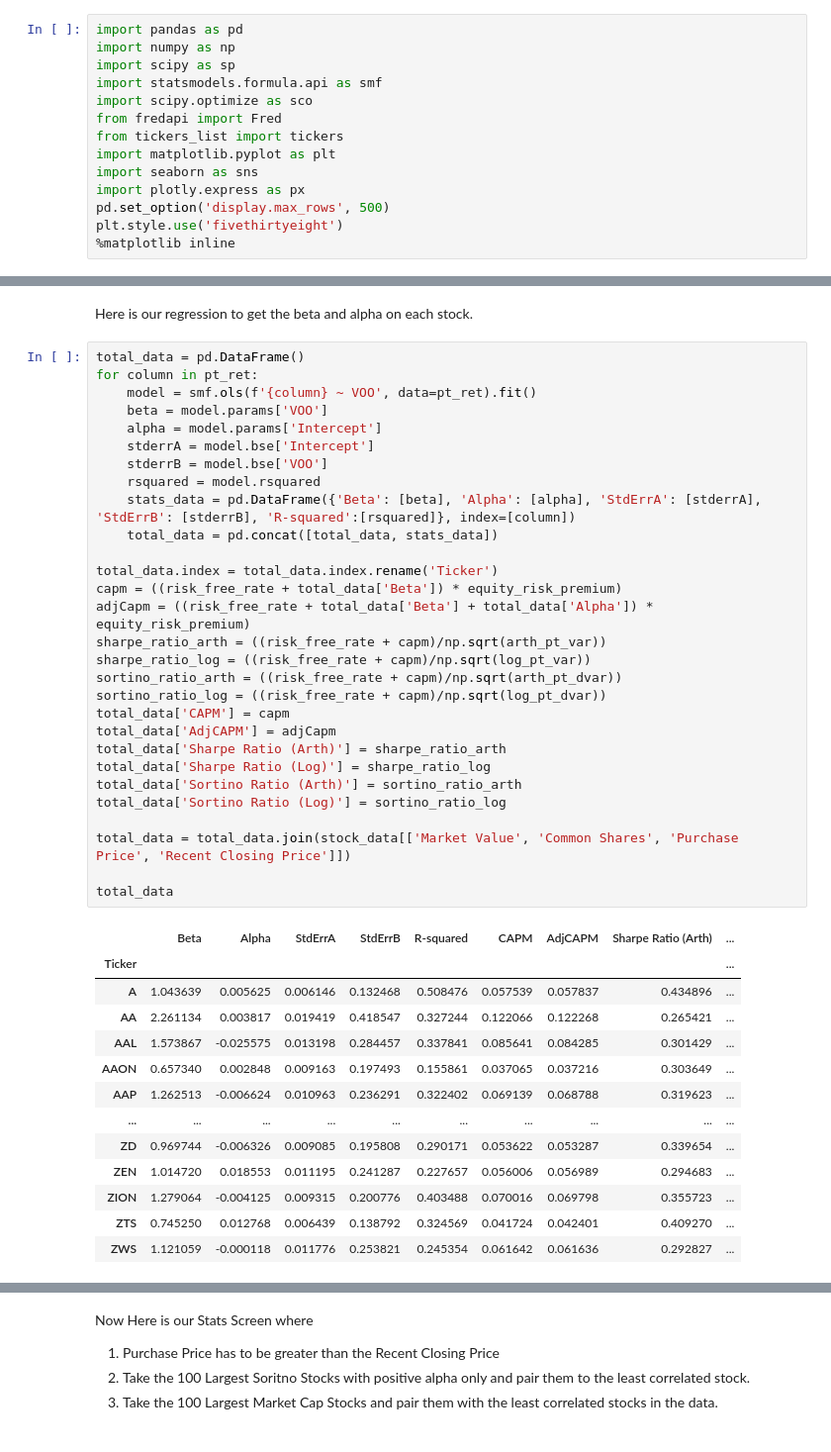
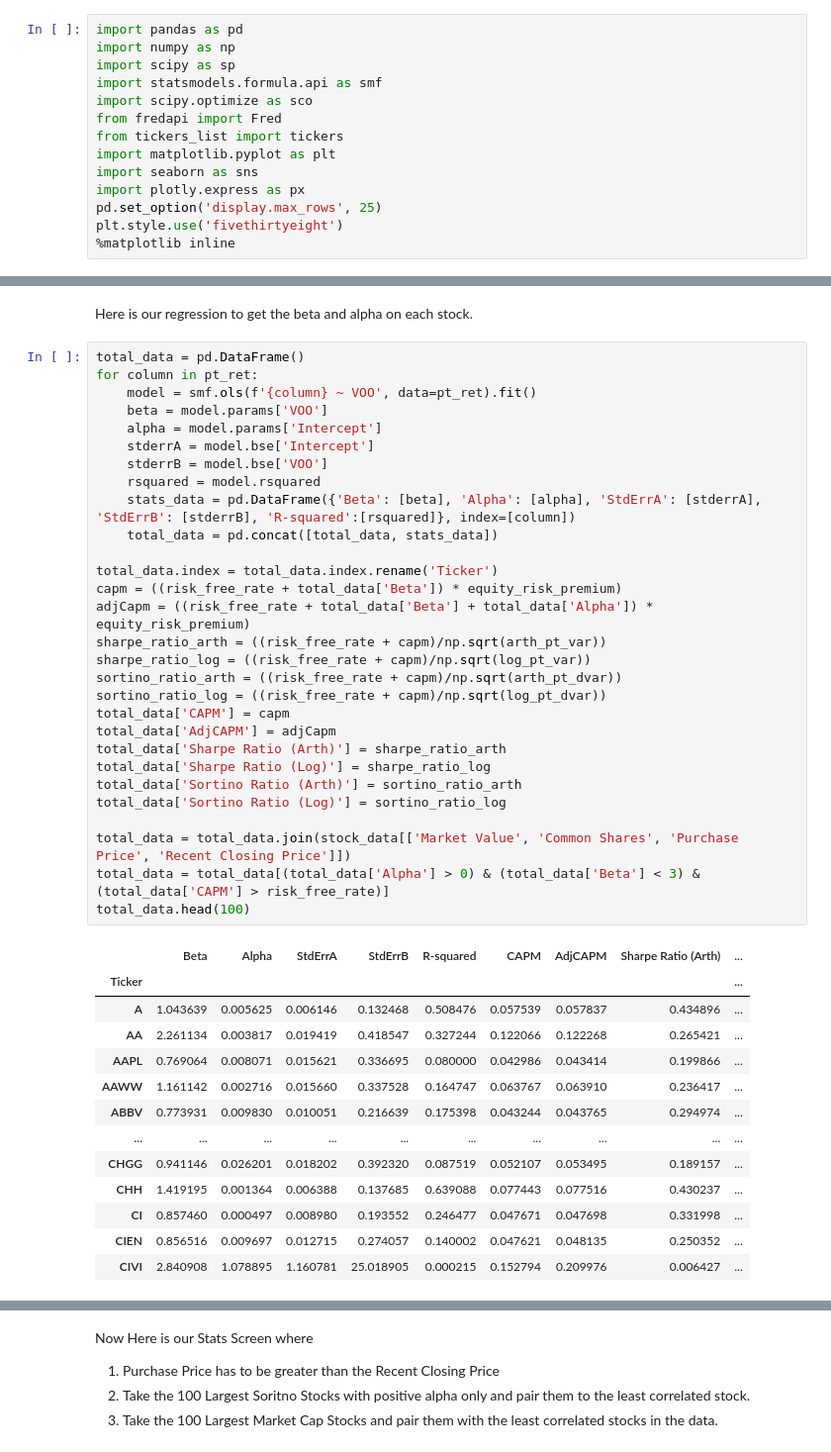
Before and after one commit to ts7even/not_ltcm, a Jupyter notebook: not_ltcm.ipynb, the cells around one changed output, grey strips where cells are left out. Shown: that part at 99% size. Cells and saved outputs as stored; diff of their text form.

```diff
--- a/not_ltcm.ipynb
+++ b/not_ltcm.ipynb
@@ -9,7 +9,7 @@ from tickers_list import tickers
 import matplotlib.pyplot as plt
 import seaborn as sns
 import plotly.express as px
-pd.set_option('display.max_rows', 500)
+pd.set_option('display.max_rows', 25)
 plt.style.use('fivethirtyeight')
 %matplotlib inline
 # %% [markdown]
@@ -109,41 +120,41 @@ total_data = pd.DataFrame()
 for column in pt_ret:
     model = smf.ols(f'{column} ~ VOO', data=pt_ret).fit()
     beta = model.params['VOO']
     alpha = model.params['Intercept']
     stderrA = model.bse['Intercept']
     stderrB = model.bse['VOO']
     rsquared = model.rsquared
     stats_data = pd.DataFrame({'Beta': [beta], 'Alpha': [alpha], 'StdErrA': [stderrA], 'StdErrB': [stderrB], 'R-squared':[rsquared]}, index=[column])
     total_data = pd.concat([total_data, stats_data])
 
 total_data.index = total_data.index.rename('Ticker')
 capm = ((risk_free_rate + total_data['Beta']) * equity_risk_premium)
 adjCapm = ((risk_free_rate + total_data['Beta'] + total_data['Alpha']) * equity_risk_premium)
 sharpe_ratio_arth = ((risk_free_rate + capm)/np.sqrt(arth_pt_var))
 sharpe_ratio_log = ((risk_free_rate + capm)/np.sqrt(log_pt_var))
 sortino_ratio_arth = ((risk_free_rate + capm)/np.sqrt(arth_pt_dvar))
 sortino_ratio_log = ((risk_free_rate + capm)/np.sqrt(log_pt_dvar))
 total_data['CAPM'] = capm
 total_data['AdjCAPM'] = adjCapm
 total_data['Sharpe Ratio (Arth)'] = sharpe_ratio_arth
 total_data['Sharpe Ratio (Log)'] = sharpe_ratio_log
 total_data['Sortino Ratio (Arth)'] = sortino_ratio_arth
 total_data['Sortino Ratio (Log)'] = sortino_ratio_log
 
 total_data = total_data.join(stock_data[['Market Value', 'Common Shares', 'Purchase Price', 'Recent Closing Price']])
-
-total_data
+total_data = total_data[(total_data['Alpha'] > 0) & (total_data['Beta'] < 3) & (total_data['CAPM'] > risk_free_rate)]
+total_data.head(100)
 # %% [output]
 |  | Beta | Alpha | StdErrA | StdErrB | R-squared | CAPM | AdjCAPM | Sharpe Ratio (Arth) | ... |
 | Ticker |  |  |  |  |  |  |  |  | ... |
 | A | 1.043639 | 0.005625 | 0.006146 | 0.132468 | 0.508476 | 0.057539 | 0.057837 | 0.434896 | ... |
 | AA | 2.261134 | 0.003817 | 0.019419 | 0.418547 | 0.327244 | 0.122066 | 0.122268 | 0.265421 | ... |
-| AAL | 1.573867 | -0.025575 | 0.013198 | 0.284457 | 0.337841 | 0.085641 | 0.084285 | 0.301429 | ... |
-| AAON | 0.657340 | 0.002848 | 0.009163 | 0.197493 | 0.155861 | 0.037065 | 0.037216 | 0.303649 | ... |
-| AAP | 1.262513 | -0.006624 | 0.010963 | 0.236291 | 0.322402 | 0.069139 | 0.068788 | 0.319623 | ... |
+| AAPL | 0.769064 | 0.008071 | 0.015621 | 0.336695 | 0.080000 | 0.042986 | 0.043414 | 0.199866 | ... |
+| AAWW | 1.161142 | 0.002716 | 0.015660 | 0.337528 | 0.164747 | 0.063767 | 0.063910 | 0.236417 | ... |
+| ABBV | 0.773931 | 0.009830 | 0.010051 | 0.216639 | 0.175398 | 0.043244 | 0.043765 | 0.294974 | ... |
 | ... | ... | ... | ... | ... | ... | ... | ... | ... | ... |
-| ZD | 0.969744 | -0.006326 | 0.009085 | 0.195808 | 0.290171 | 0.053622 | 0.053287 | 0.339654 | ... |
-| ZEN | 1.014720 | 0.018553 | 0.011195 | 0.241287 | 0.227657 | 0.056006 | 0.056989 | 0.294683 | ... |
-| ZION | 1.279064 | -0.004125 | 0.009315 | 0.200776 | 0.403488 | 0.070016 | 0.069798 | 0.355723 | ... |
-| ZTS | 0.745250 | 0.012768 | 0.006439 | 0.138792 | 0.324569 | 0.041724 | 0.042401 | 0.409270 | ... |
-| ZWS | 1.121059 | -0.000118 | 0.011776 | 0.253821 | 0.245354 | 0.061642 | 0.061636 | 0.292827 | ... |
+| CHGG | 0.941146 | 0.026201 | 0.018202 | 0.392320 | 0.087519 | 0.052107 | 0.053495 | 0.189157 | ... |
+| CHH | 1.419195 | 0.001364 | 0.006388 | 0.137685 | 0.639088 | 0.077443 | 0.077516 | 0.430237 | ... |
+| CI | 0.857460 | 0.000497 | 0.008980 | 0.193552 | 0.246477 | 0.047671 | 0.047698 | 0.331998 | ... |
+| CIEN | 0.856516 | 0.009697 | 0.012715 | 0.274057 | 0.140002 | 0.047621 | 0.048135 | 0.250352 | ... |
+| CIVI | 2.840908 | 1.078895 | 1.160781 | 25.018905 | 0.000215 | 0.152794 | 0.209976 | 0.006427 | ... |
```
Also changed, not shown: parts of 6 cells of this notebook.
